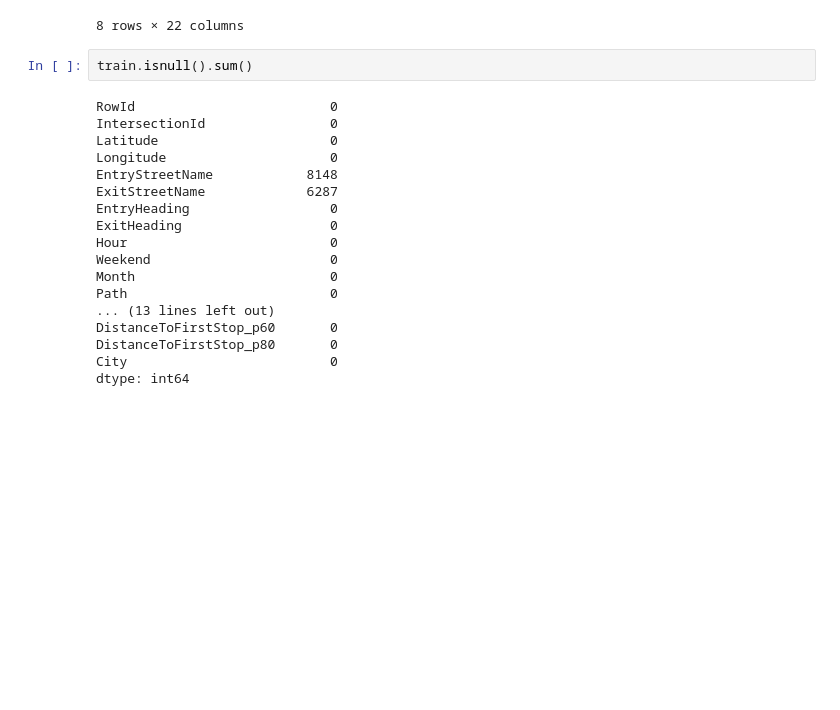
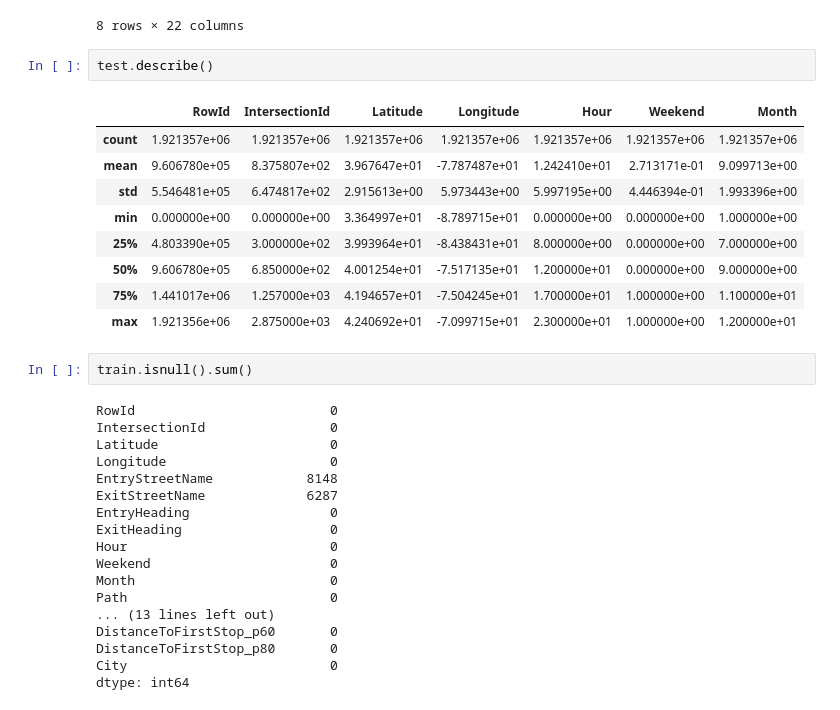
Before and after one commit to joefavergel/pbs-enae-ml-course, a Jupyter notebook: traffic_congestion_end-to-end_ml_project.ipynb, the cells around one changed output. Drawn from its saved outputs; the diff is of its cells as text; blank space fills up the shorter version.

```diff
--- a/traffic_congestion_end-to-end_ml_project.ipynb
+++ b/traffic_congestion_end-to-end_ml_project.ipynb
@@ -237,6 +259,18 @@ train.describe()
 | 75% | 2.563646e+06 | 1264.000000 | 41.910047 | -75.100495 | 17.000000 | 1.000000 | 11.000000 | 0.000000 | ... |
 | max | 2.777743e+06 | 2875.000000 | 42.381782 | -71.025550 | 23.000000 | 1.000000 | 12.000000 | 298.000000 | ... |
 8 rows × 22 columns
+# %%
+test.describe()
+# %% [output]
+|  | RowId | IntersectionId | Latitude | Longitude | Hour | Weekend | Month |
+| count | 1.921357e+06 | 1.921357e+06 | 1.921357e+06 | 1.921357e+06 | 1.921357e+06 | 1.921357e+06 | 1.921357e+06 |
+| mean | 9.606780e+05 | 8.375807e+02 | 3.967647e+01 | -7.787487e+01 | 1.242410e+01 | 2.713171e-01 | 9.099713e+00 |
+| std | 5.546481e+05 | 6.474817e+02 | 2.915613e+00 | 5.973443e+00 | 5.997195e+00 | 4.446394e-01 | 1.993396e+00 |
+| min | 0.000000e+00 | 0.000000e+00 | 3.364997e+01 | -8.789715e+01 | 0.000000e+00 | 0.000000e+00 | 1.000000e+00 |
+| 25% | 4.803390e+05 | 3.000000e+02 | 3.993964e+01 | -8.438431e+01 | 8.000000e+00 | 0.000000e+00 | 7.000000e+00 |
+| 50% | 9.606780e+05 | 6.850000e+02 | 4.001254e+01 | -7.517135e+01 | 1.200000e+01 | 0.000000e+00 | 9.000000e+00 |
+| 75% | 1.441017e+06 | 1.257000e+03 | 4.194657e+01 | -7.504245e+01 | 1.700000e+01 | 1.000000e+00 | 1.100000e+01 |
+| max | 1.921356e+06 | 2.875000e+03 | 4.240692e+01 | -7.099715e+01 | 2.300000e+01 | 1.000000e+00 | 1.200000e+01 |
 # %%
 train.isnull().sum()
 # %% [output]
```
Also changed, not shown: parts of 29 cells of this notebook.
